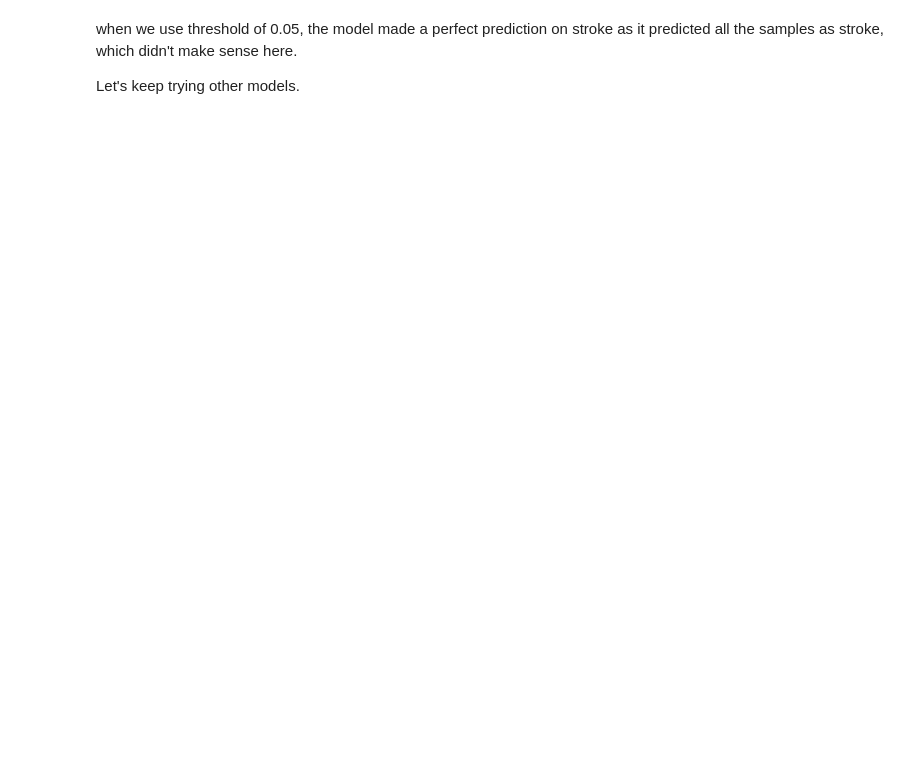
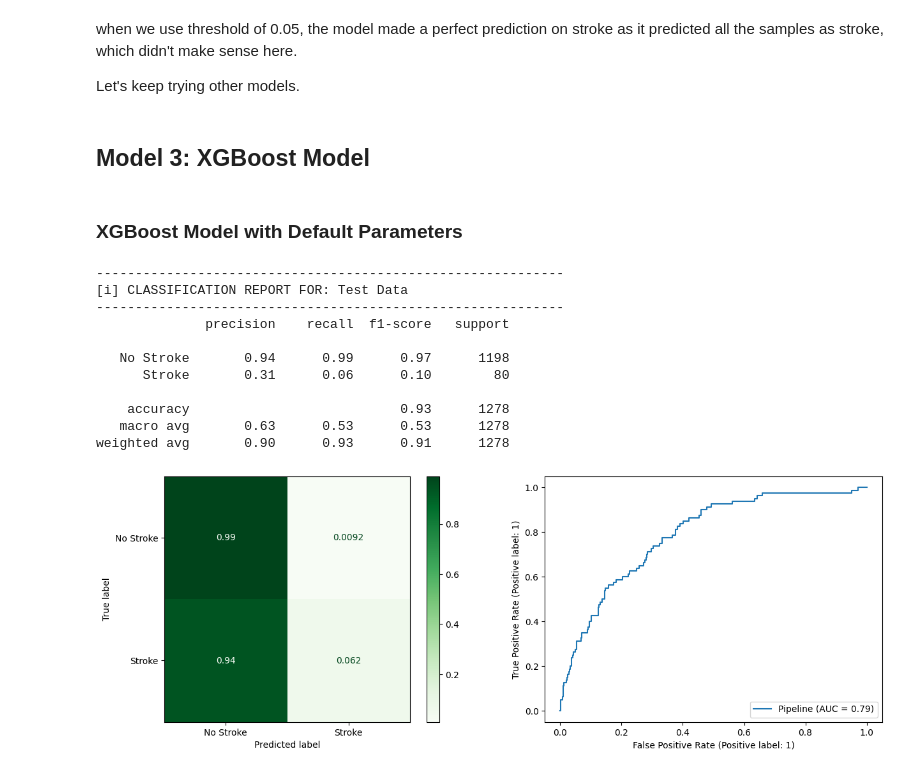
Before and after one commit to QianFu520/Machine-Learning-Stroke-Prediction, a Jupyter notebook: Part 4-Machine Learning.ipynb, the cells around one changed output. Cells and saved outputs as stored; diff of their text form; code cells hidden in the pictures; blank space fills up the shorter version.

```diff
--- a/Part 4-Machine Learning.ipynb
+++ b/Part 4-Machine Learning.ipynb
@@ -465,3 +476,26 @@ weighted avg       0.94      0.28      0.37      1278
 when we use threshold of 0.05, the model made a perfect prediction on stroke as it predicted all the samples as stroke, which didn't make sense here.
 
 Let's keep trying other models.
+# %% [markdown]
+## Model 3: XGBoost Model
+# %% [markdown]
+### XGBoost Model with Default Parameters
+# %%
+xgb = XGBClassifier()
+xgb_pipe = make_pipeline(preprocessor, xgb)
+xgb_pipe.fit(X_train, y_train)
+
+evaluate_classiffication(xgb_pipe, X_test, y_test)
+# %% [output]
+------------------------------------------------------------
+[i] CLASSIFICATION REPORT FOR: Test Data
+------------------------------------------------------------
+              precision    recall  f1-score   support
+
+   No Stroke       0.94      0.99      0.97      1198
+      Stroke       0.31      0.06      0.10        80
+
+    accuracy                           0.93      1278
+   macro avg       0.63      0.53      0.53      1278
+weighted avg       0.90      0.93      0.91      1278
+[figure, added]
```
Also changed, not shown: parts of 26 cells of this notebook.
